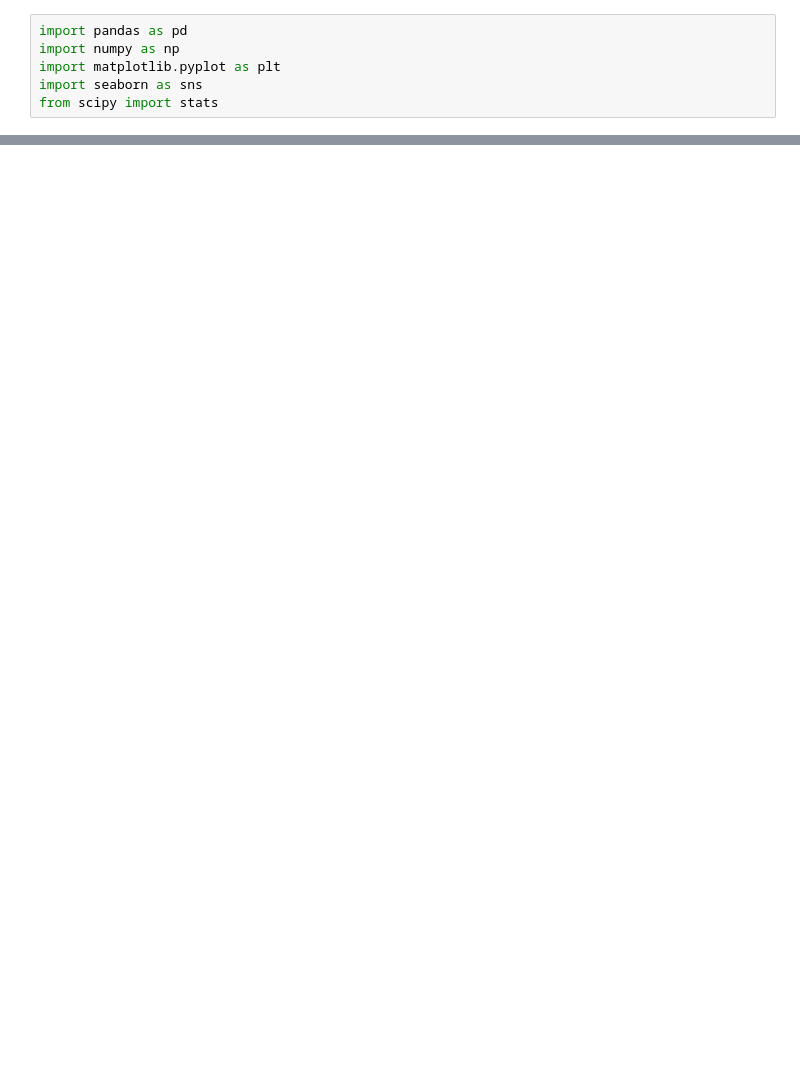
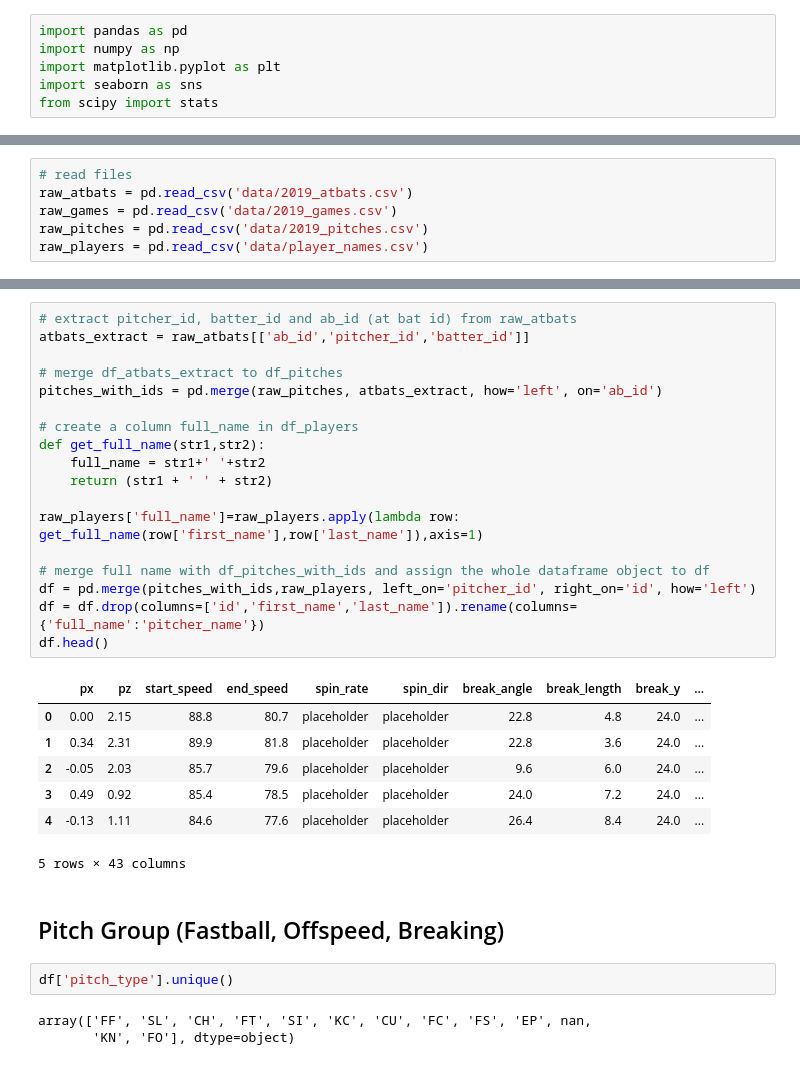
Before and after one commit to Stevey8/Fastball-vs-Pitcher-Performance, a Jupyter notebook: mlb_pitcher_2019.ipynb, the cells around one changed output, grey strips where cells are left out. Drawn from its saved outputs; the diff is of its cells as text; blank space fills up the shorter version.

```diff
--- a/mlb_pitcher_2019.ipynb
+++ b/mlb_pitcher_2019.ipynb
@@ -291,0 +19,6 @@ sns.lmplot(x='start_speed',y='batters_faced',data=battersfaced_speed,fit_reg=Tru
+# %%
+# read files
+raw_atbats = pd.read_csv('data/2019_atbats.csv')
+raw_games = pd.read_csv('data/2019_games.csv')
+raw_pitches = pd.read_csv('data/2019_pitches.csv')
+raw_players = pd.read_csv('data/player_names.csv')
@@ -291,0 +42,33 @@ sns.lmplot(x='start_speed',y='batters_faced',data=battersfaced_speed,fit_reg=Tru
+# %%
+# extract pitcher_id, batter_id and ab_id (at bat id) from raw_atbats
+atbats_extract = raw_atbats[['ab_id','pitcher_id','batter_id']]
+
+# merge df_atbats_extract to df_pitches
+pitches_with_ids = pd.merge(raw_pitches, atbats_extract, how='left', on='ab_id')
+
+# create a column full_name in df_players
+def get_full_name(str1,str2):
+    full_name = str1+' '+str2
+    return (str1 + ' ' + str2)
+
+raw_players['full_name']=raw_players.apply(lambda row: get_full_name(row['first_name'],row['last_name']),axis=1)
+
+# merge full name with df_pitches_with_ids and assign the whole dataframe object to df
+df = pd.merge(pitches_with_ids,raw_players, left_on='pitcher_id', right_on='id', how='left')
+df = df.drop(columns=['id','first_name','last_name']).rename(columns={'full_name':'pitcher_name'})
+df.head()
+# %% [output]
+|  | px | pz | start_speed | end_speed | spin_rate | spin_dir | break_angle | break_length | break_y | ... |
+| 0 | 0.00 | 2.15 | 88.8 | 80.7 | placeholder | placeholder | 22.8 | 4.8 | 24.0 | ... |
+| 1 | 0.34 | 2.31 | 89.9 | 81.8 | placeholder | placeholder | 22.8 | 3.6 | 24.0 | ... |
+| 2 | -0.05 | 2.03 | 85.7 | 79.6 | placeholder | placeholder | 9.6 | 6.0 | 24.0 | ... |
+| 3 | 0.49 | 0.92 | 85.4 | 78.5 | placeholder | placeholder | 24.0 | 7.2 | 24.0 | ... |
+| 4 | -0.13 | 1.11 | 84.6 | 77.6 | placeholder | placeholder | 26.4 | 8.4 | 24.0 | ... |
+5 rows × 43 columns
+# %% [markdown]
+## Pitch Group (Fastball, Offspeed, Breaking)
+# %%
+df['pitch_type'].unique()
+# %% [output]
+array(['FF', 'SL', 'CH', 'FT', 'SI', 'KC', 'CU', 'FC', 'FS', 'EP', nan,
+       'KN', 'FO'], dtype=object)
```
Also changed, not shown: parts of 54 cells of this notebook, 1 other file.
